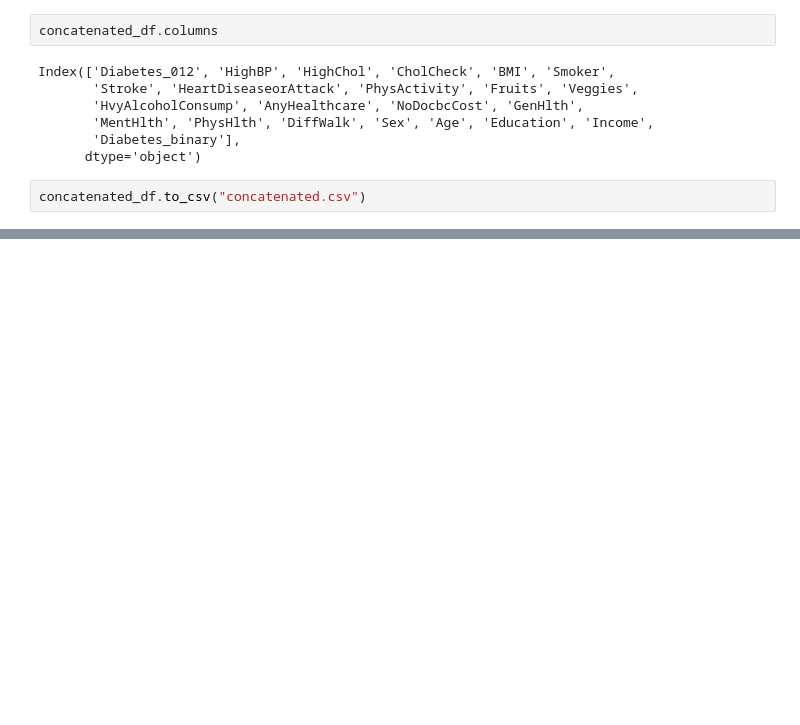
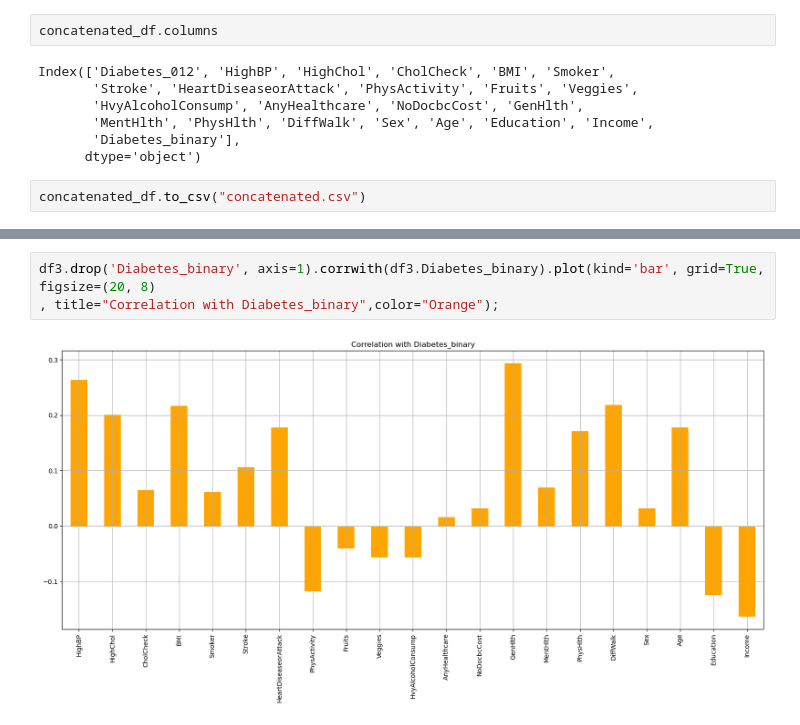
Before and after one commit to King-georges/Diabetes-Prediction-Project, a Jupyter notebook: Project_notebook.ipynb, the cells around one changed output, grey strips where cells are left out. Drawn from its saved outputs; the diff is of its cells as text; blank space fills up the shorter version.

```diff
--- a/Project_notebook.ipynb
+++ b/Project_notebook.ipynb
@@ -72,0 +279,5 @@ concatenated_df.to_csv("concatenated.csv")
+# %%
+df3.drop('Diabetes_binary', axis=1).corrwith(df3.Diabetes_binary).plot(kind='bar', grid=True, figsize=(20, 8)
+, title="Correlation with Diabetes_binary",color="Orange");
+# %% [output]
+[figure, added]
```
Also changed, not shown: parts of 19 cells of this notebook.
